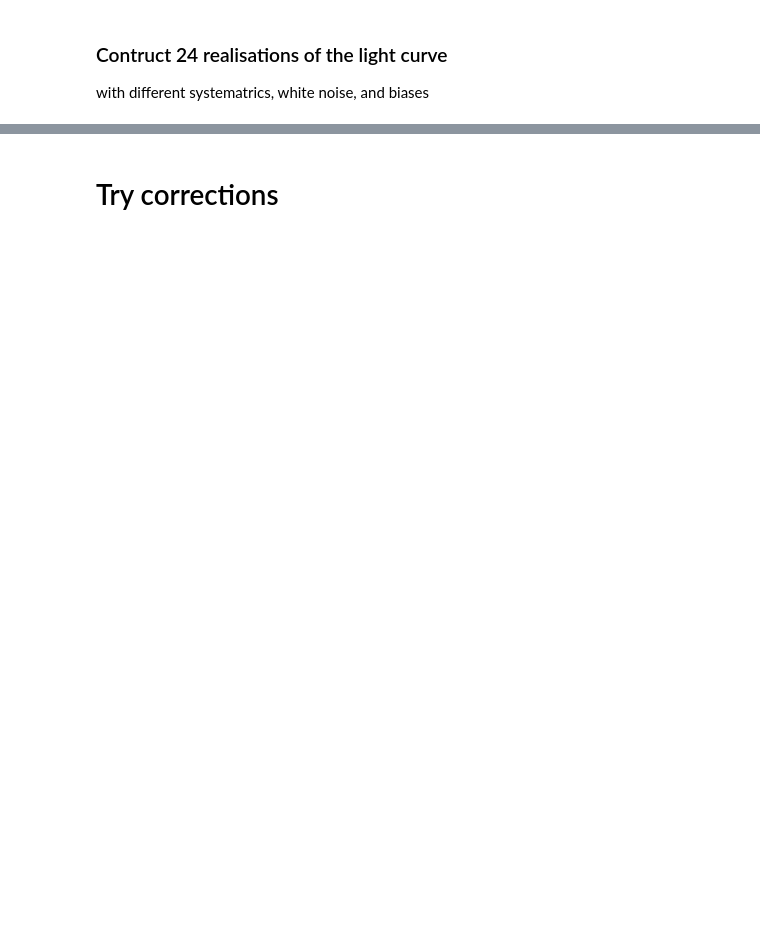
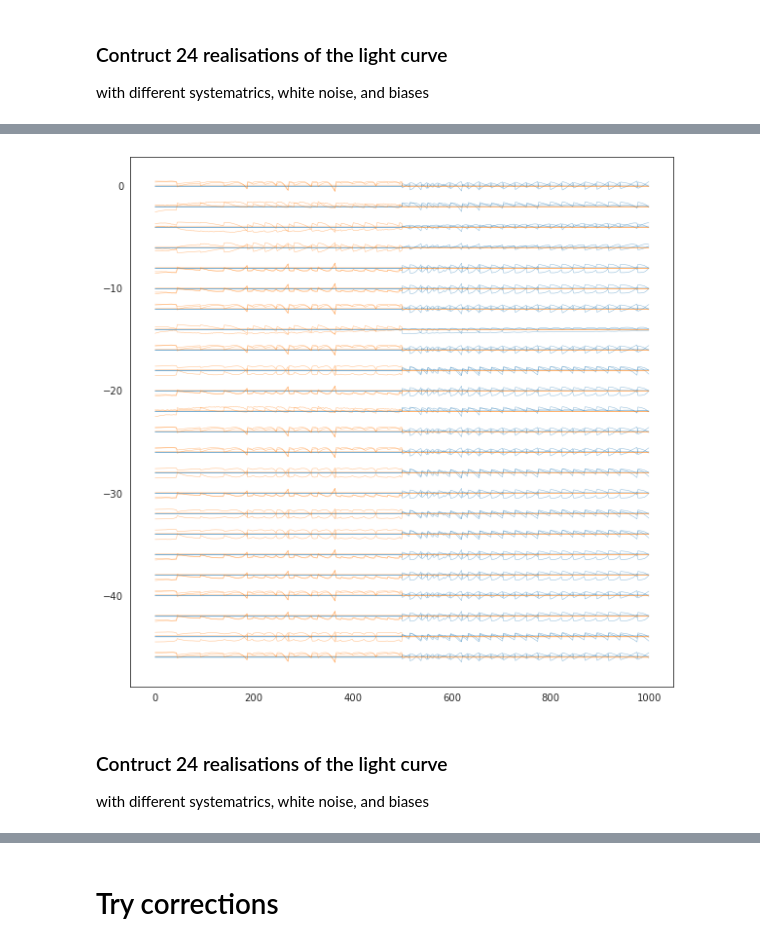
Before and after one commit to saigrain/republic, a Jupyter notebook: sim/test_simple.ipynb, the cells around one changed output, grey strips where cells are left out. Saved outputs shown, nothing was run; the diff lists cells and outputs as text; code cells hidden in the pictures; blank space fills up the shorter version.

```diff
--- a/sim/test_simple.ipynb
+++ b/sim/test_simple.ipynb
@@ -70 +133,16 @@ with different systematrics, white noise, and biases
+# %%
+s = np.zeros_like(t, 'int')
+s[int(Kp/2):]=1
+su = np.unique(s)
+plt.figure(figsize=(10,10))
+for si,ss in enumerate(su):
+    l = s == ss
+    for j in range(J):
+        T_true[j,l,si::2] = 0
+        plt.plot(t,T_true[j,:,si::2]-2*j,'C{}-'.format(si),lw=0.5,alpha=0.5)
+# %% [output]
+[figure, added]
+# %% [markdown]
+### Contruct 24 realisations of the light curve
+with different systematrics, white noise, and biases
 # %%
```
Also changed, not shown: parts of 21 cells of this notebook, 2 other files.
